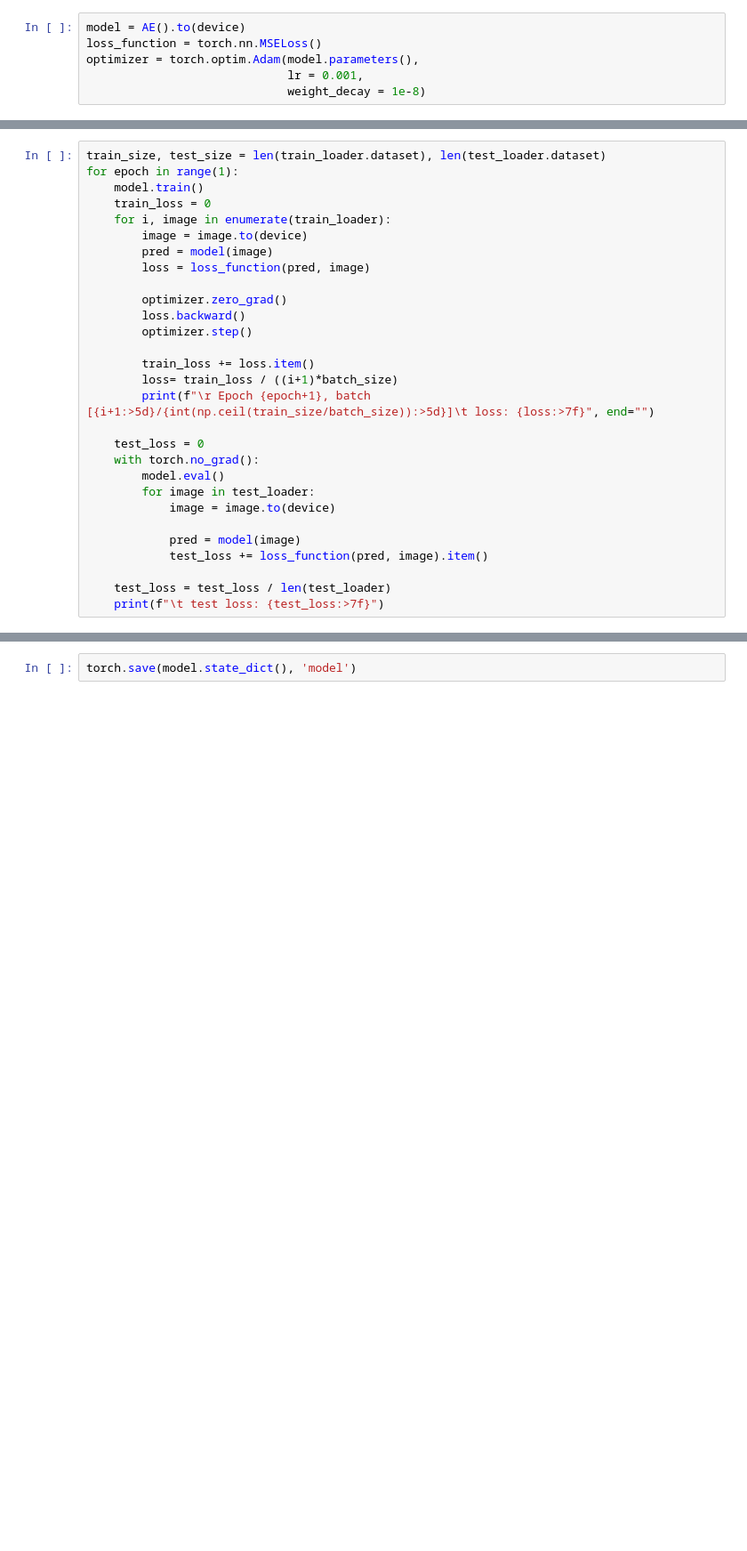
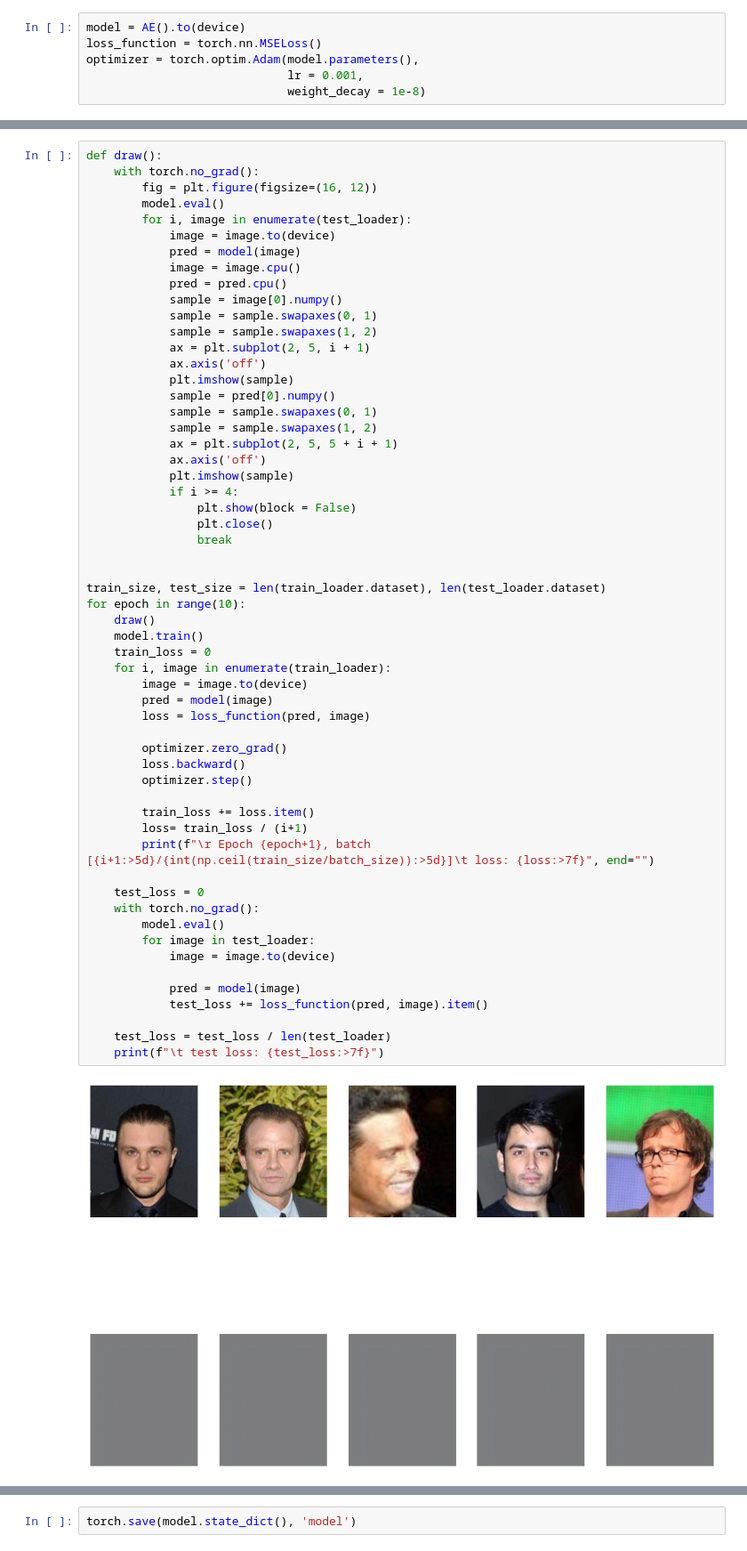
Before and after one commit to trapeer/Face_image_animation, a Jupyter notebook: autoenkoder.ipynb, the cells around one changed output, grey strips where cells are left out. Shown at 89% size. Drawn from its saved outputs; the diff is of its cells as text; blank space fills up the shorter version.

```diff
--- a/autoenkoder.ipynb
+++ b/autoenkoder.ipynb
@@ -157,31 +139,60 @@ Estimated Total Size (MB): 426.01
 ----------------------------------------------------------------
 # %%
+def draw():
+    with torch.no_grad():
+        fig = plt.figure(figsize=(16, 12))
+        model.eval()
+        for i, image in enumerate(test_loader):
+            image = image.to(device)
+            pred = model(image)
+            image = image.cpu()
+            pred = pred.cpu()
+            sample = image[0].numpy()
+            sample = sample.swapaxes(0, 1)
+            sample = sample.swapaxes(1, 2)
+            ax = plt.subplot(2, 5, i + 1)
+            ax.axis('off')
+            plt.imshow(sample)
+            sample = pred[0].numpy()
+            sample = sample.swapaxes(0, 1)
+            sample = sample.swapaxes(1, 2)
+            ax = plt.subplot(2, 5, 5 + i + 1)
+            ax.axis('off')
+            plt.imshow(sample)
+            if i >= 4:
+                plt.show(block = False)
+                plt.close()
+                break
+
+
 train_size, test_size = len(train_loader.dataset), len(test_loader.dataset)
-for epoch in range(1):
+for epoch in range(10):
+    draw()
     model.train()
     train_loss = 0
     for i, image in enumerate(train_loader):
         image = image.to(device)
         pred = model(image)
         loss = loss_function(pred, image)
 
         optimizer.zero_grad()
         loss.backward()
         optimizer.step()
 
         train_loss += loss.item()
-        loss= train_loss / ((i+1)*batch_size)
+        loss= train_loss / (i+1)
         print(f"\r Epoch {epoch+1}, batch [{i+1:>5d}/{int(np.ceil(train_size/batch_size)):>5d}]\t loss: {loss:>7f}", end="")
 
     test_loss = 0
     with torch.no_grad():
         model.eval()
         for image in test_loader:
             image = image.to(device)
 
             pred = model(image)
             test_loss += loss_function(pred, image).item()
 
     test_loss = test_loss / len(test_loader)
     print(f"\t test loss: {test_loss:>7f}")
 # %% [output]
+[figure, added]
```
Also changed, not shown: parts of 8 cells of this notebook.
